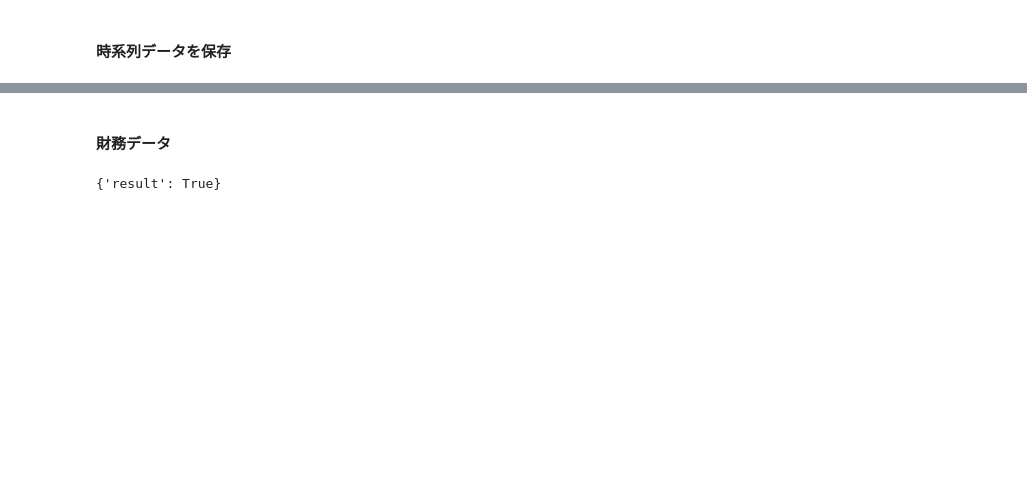
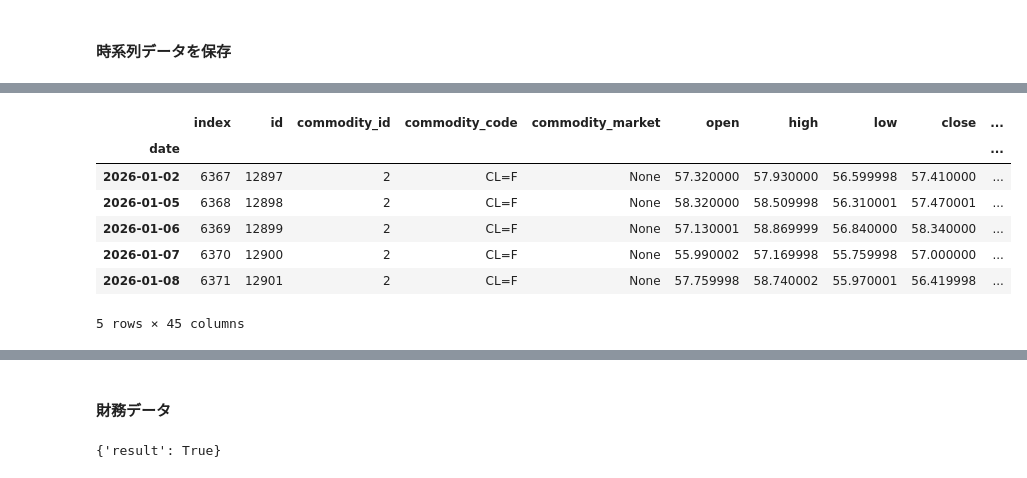
Before and after one commit to nekonabesan/stock_market_analysis, a Jupyter notebook: notebook/XOM_20260910.ipynb, the cells around one changed output, grey strips where cells are left out. Saved outputs shown, nothing was run; the diff lists cells and outputs as text; code cells hidden in the pictures; blank space fills up the shorter version.

```diff
--- a/notebook/XOM_20260910.ipynb
+++ b/notebook/XOM_20260910.ipynb
@@ -334,0 +371,24 @@ df.head()
+# %%
+output_dir = Path("/workspace/data/")
+output_dir.mkdir(parents=True, exist_ok=True)
+output_path = output_dir / f"{wti}_data_{dt.datetime.now().strftime("%Y-%m-%d")}.csv"
+# 重複するファイルがある場合は削除
+if output_path.exists():
+    output_path.unlink()
+# 保存
+df = wti_df.copy()
+df = df.reset_index()
+df["date"] = pd.to_datetime(df["date"])
+df = df.set_index("date")
+df = df.loc['2026-01-01':end]
+df.to_csv(output_path)
+df.head()
+# %% [output]
+|  | index | id | commodity_id | commodity_code | commodity_market | open | high | low | close | ... |
+| date |  |  |  |  |  |  |  |  |  | ... |
+| 2026-01-02 | 6367 | 12897 | 2 | CL=F | None | 57.320000 | 57.930000 | 56.599998 | 57.410000 | ... |
+| 2026-01-05 | 6368 | 12898 | 2 | CL=F | None | 58.320000 | 58.509998 | 56.310001 | 57.470001 | ... |
+| 2026-01-06 | 6369 | 12899 | 2 | CL=F | None | 57.130001 | 58.869999 | 56.840000 | 58.340000 | ... |
+| 2026-01-07 | 6370 | 12900 | 2 | CL=F | None | 55.990002 | 57.169998 | 55.759998 | 57.000000 | ... |
+| 2026-01-08 | 6371 | 12901 | 2 | CL=F | None | 57.759998 | 58.740002 | 55.970001 | 56.419998 | ... |
+5 rows × 45 columns
```
Also changed, not shown: parts of 16 cells of this notebook, 5 other files.
